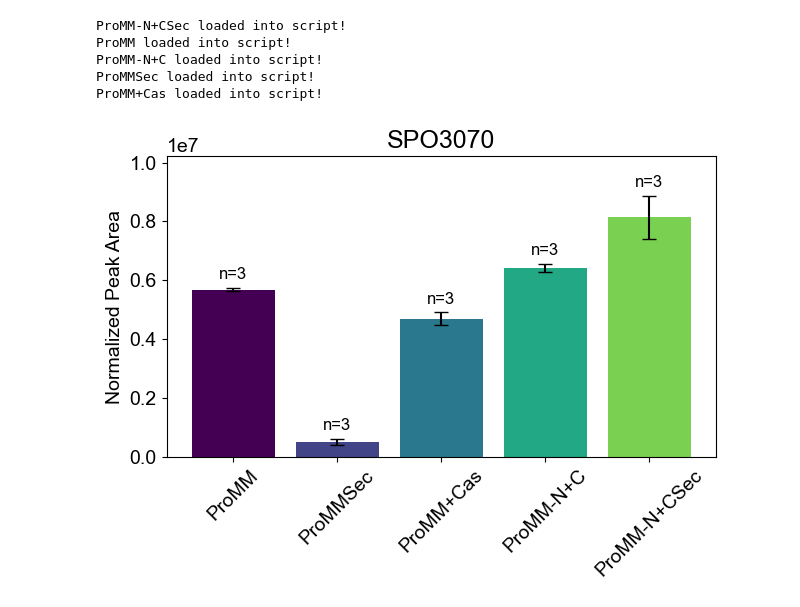
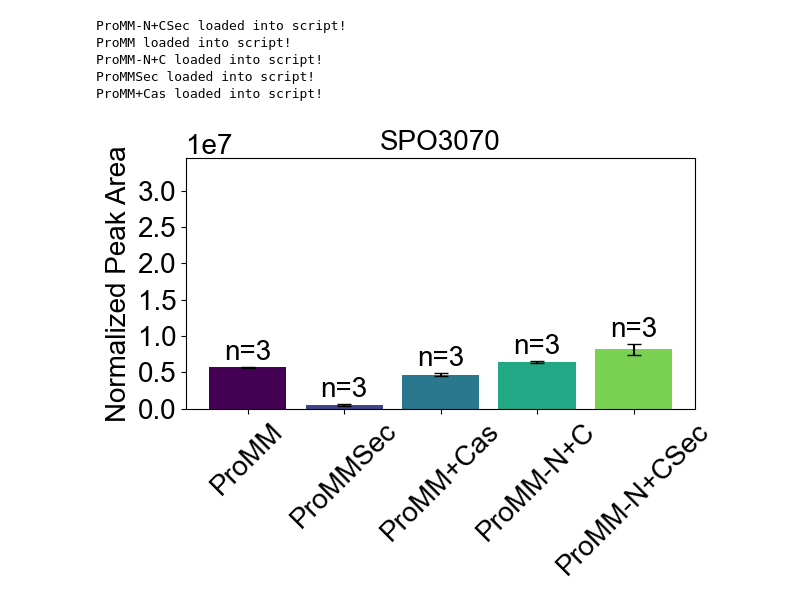
Before and after one commit to Fuchan2004/Rpom_Exoproteome, a Jupyter notebook: scripts/proteome_NMDS_heatmaps.ipynb, the cells around one changed output. Saved outputs shown, nothing was run; the diff lists cells and outputs as text; code cells hidden in the pictures.

```diff
--- a/scripts/proteome_NMDS_heatmaps.ipynb
+++ b/scripts/proteome_NMDS_heatmaps.ipynb
@@ -704,7 +704,7 @@ ProMM-N+C loaded into script!
 ProMMSec loaded into script!
 ProMM+Cas loaded into script!
 # %%
-def plot_spectral_counts(merged_df, spo_accession, expected_conditions=None):
+def plot_spectral_counts(merged_df, spo_accession, ymax = None, expected_conditions=None):
     merged_df = merged_df.copy()
     merged_df.set_index('Accession Number', inplace=True)
 
@@ -782,30 +782,34 @@ def plot_spectral_counts(merged_df, spo_accession, expected_conditions=None):
             f"n={n}",
             ha='center',
             va='bottom',
-            fontsize=12
+            fontsize=20
         )
-    ymax = max(m + s for m, s in zip(means, stds))
+    if ymax is None:
+        ymax = max(m + s for m, s in zip(means, stds))
+    else:
+        ymax = ymax
 
-    ax.set_ylabel('Normalized Peak Area', fontsize=14)
+    ax.set_ylabel('Normalized Peak Area', fontsize=20)
     ax.set_ylim(bottom=0, top=ymax * 1.15)
-    ax.yaxis.get_offset_text().set_fontsize(14)
-    ax.set_title(spo_accession, fontsize=18)
-    plt.xticks(rotation=45, fontsize=14)
-    plt.yticks(fontsize=14)
+    ax.yaxis.get_offset_text().set_fontsize(20)
+    ax.set_title(spo_accession, fontsize=20)
+    plt.xticks(rotation=45, fontsize=20)
+    plt.yticks(fontsize=20)
     plt.tight_layout()
     plt.savefig(f'../figures/proteomics/barplots/bar_{spo_accession}.pdf')
     plt.show()
 # %%
 plot_spectral_counts(
     merged,
     spo_accession="SPO3070",
+    ymax = 3e7,
     expected_conditions=[
         "ProMM",
         "ProMMSec",
         "ProMM+Cas",
         "ProMM-N+C",
         "ProMM-N+CSec"
     ]
 )
 # %% [output]
-[figure, old version]
+[figure, new version]
```
Also changed, not shown: parts of 1 cell of this notebook.
